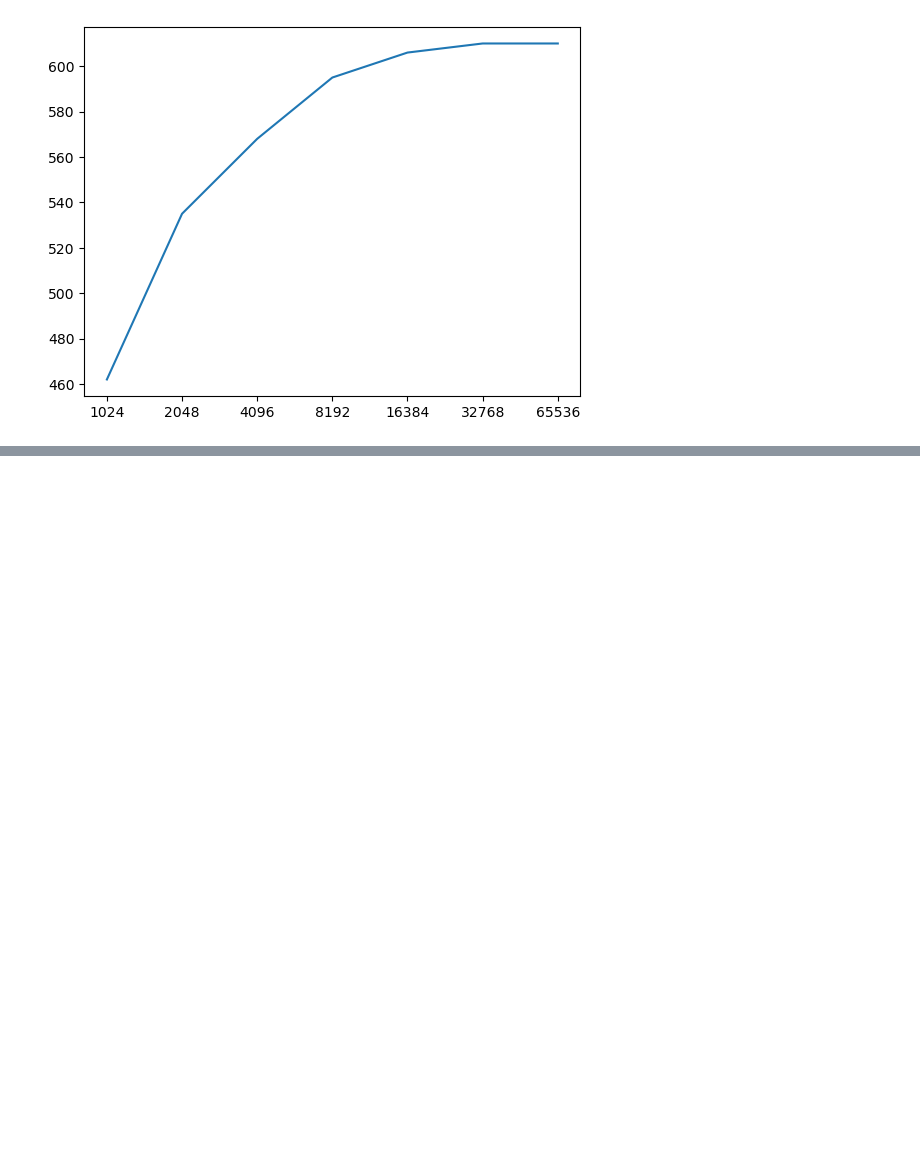
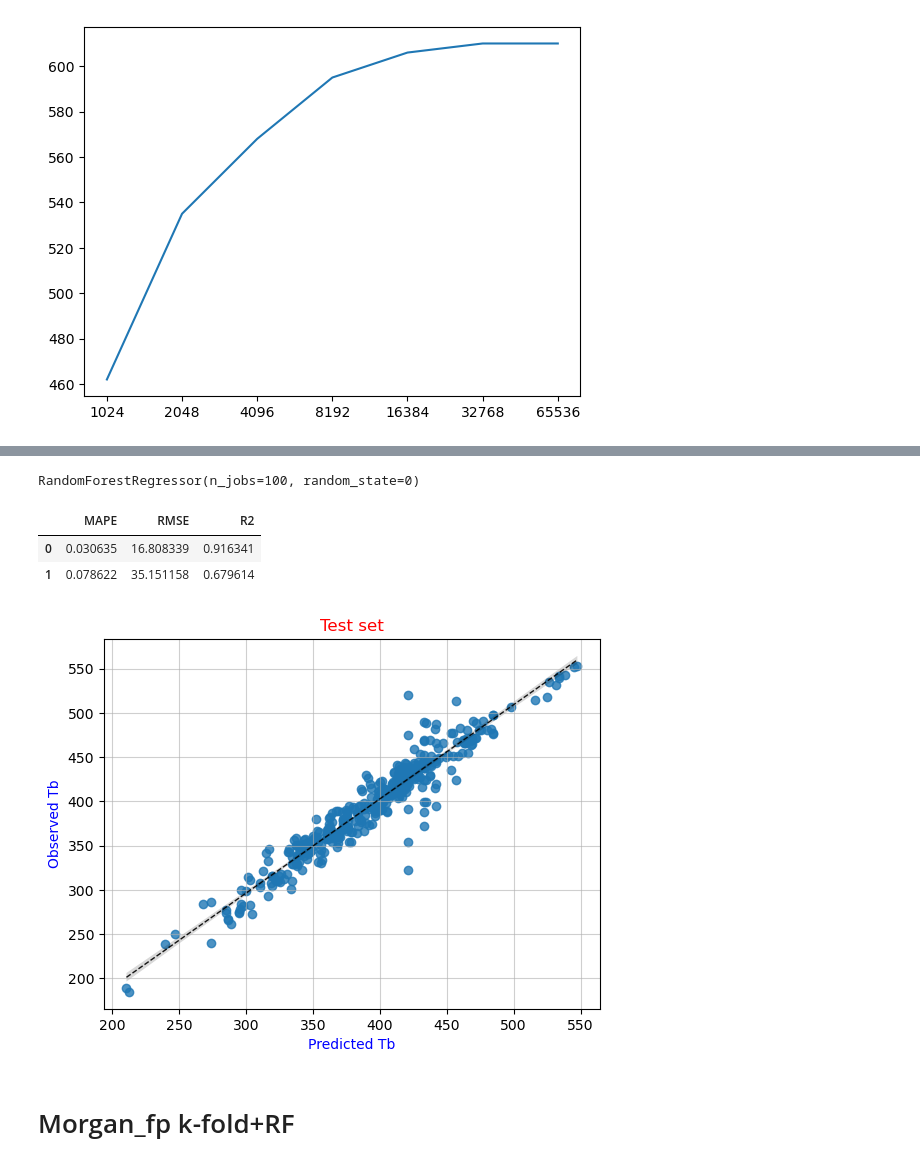
Before and after one commit to Sawahiko/SMILE_to_Feature, a Jupyter notebook: Showcase_2Sub_Diff Feature.ipynb, the cells around one changed output, grey strips where cells are left out. Saved outputs shown, nothing was run; the diff lists cells and outputs as text; code cells hidden in the pictures; blank space fills up the shorter version.

Commit message:
560Tb 256-30kbit MF TEST-ML:RF,SVR

```diff
--- a/Showcase_2Sub_Diff Feature.ipynb
+++ b/Showcase_2Sub_Diff Feature.ipynb
@@ -474,0 +484,10 @@ ax1.yaxis.get_major_locator().set_params(integer=True)
+# %%
+# %%
+# Get Data
+
+# Import Data
+df = pd.read_excel("DataTb.xlsx",sheet_name="AllDataSet")
+
+# X:SMILE, Y:boiling Temp
+X_data= df.drop(columns ={"Name","Tb","CAS","Type","Formular","Unnamed: 11","Unnamed: 12","Unnamed: 13","Unnamed: 14","C","Double", "Triple", "Bracket", "Cyclic"})
+Y_data= df["Tb"]
@@ -474,0 +523,69 @@ ax1.yaxis.get_major_locator().set_params(integer=True)
+# %%
+# %%
+# Train Test Split
+
+X_train, X_test, y_train, y_test = train_test_split(df_arr_FP, Y_data,test_size=0.25,random_state=42)
+# %%
+# %%
+# Modeling
+
+from sklearn.ensemble import RandomForestRegressor
+
+RF_model = RandomForestRegressor(random_state = 0, n_jobs=100)
+RF_model.fit(X_train, y_train)
+# %% [output]
+RandomForestRegressor(n_jobs=100, random_state=0)
+# %%
+# %%
+# Prediction & Validation
+
+# Train set
+y_predict_train = RF_model.predict(X_train)
+table_train = pd.DataFrame({
+    "Predict" : y_predict_train,
+    "EXP" : y_train,
+})
+#from sklearn.metrics import mean_absolute_percentage_error, mean_squared_error, r2_score
+mape_train = mean_absolute_percentage_error(y_train, y_predict_train)
+rmse_train = np.sqrt(mean_squared_error(y_train, y_predict_train))
+R2_train = r2_score(y_train, y_predict_train)
+
+# Test set
+y_predict_test = RF_model.predict(X_test)
+mape_test = mean_absolute_percentage_error(y_test, y_predict_test)
+rmse_test = np.sqrt(mean_squared_error(y_test, y_predict_test))
+R2_test = r2_score(y_test, y_predict_test)
+
+# Total set
+#y_predict_total = RF_model.predict(X_data)
+#mape_total = mean_absolute_percentage_error(Y_data, y_predict_total)
+#rmse_total = np.sqrt(mean_squared_error(Y_data, y_predict_total))
+#R2_total = r2_score(Y_data, y_predict_total)
+
+# Table Score
+Morgan_fp__ML_RF = pd.DataFrame()
+data = {
+        "MAPE":[mape_train, mape_test],
+        "RMSE":[rmse_train, rmse_test],
+        "R2"  :[R2_train, R2_test]
+    }
+Morgan_fp__ML_RF = pd.DataFrame(data)
+#Morgan_fp__ML_RF.to_csv('560 Morgan_fp ML-RF.csv', index=False)
+Morgan_fp__ML_RF
+# %% [output]
+|  | MAPE | RMSE | R2 |
+| 0 | 0.030635 | 16.808339 | 0.916341 |
+| 1 | 0.078622 | 35.151158 | 0.679614 |
+# %%
+# %%
+# Visualization
+
+p1=sn.regplot(x=y_predict_train, y=y_train,line_kws={"lw":1,'ls':'--','color':'black',"alpha":0.9})
+plt.xlabel('Predicted Tb', color='blue')
+plt.ylabel('Observed Tb', color ='blue')
+plt.title("Test set", color='red')
+plt.grid(alpha=0.6)
+# %% [output]
+[figure, added]
+# %% [markdown]
+# Morgan_fp k-fold+RF
```
Also changed, not shown: parts of 33 cells of this notebook, 2 other files.
